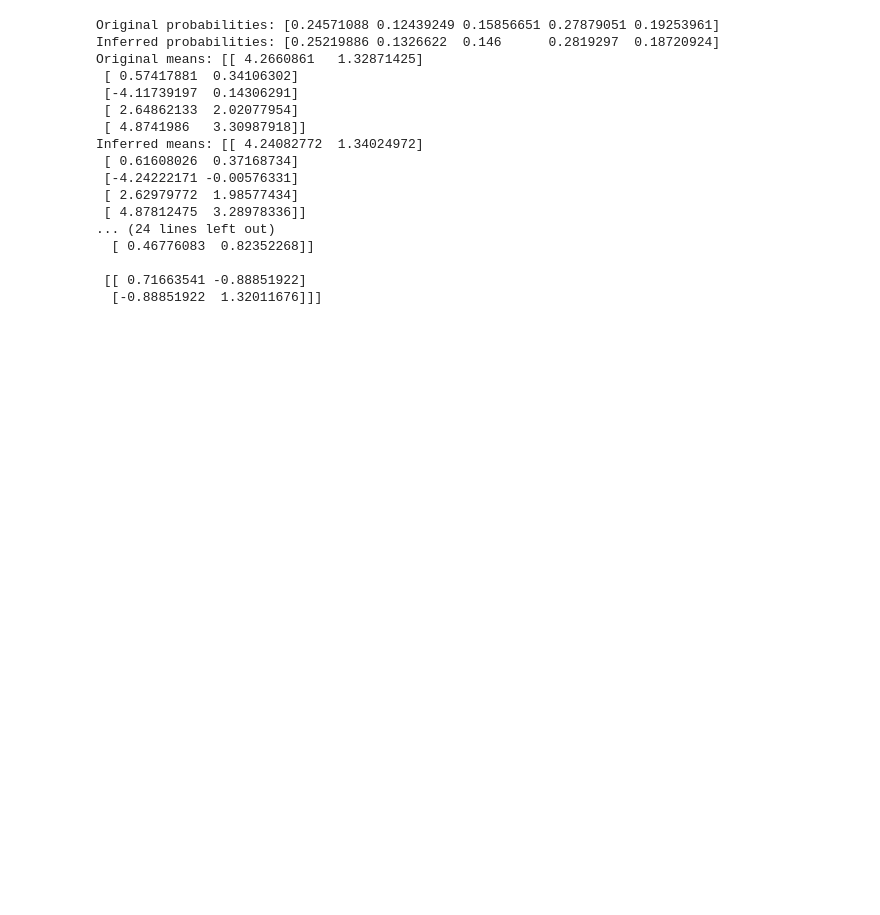
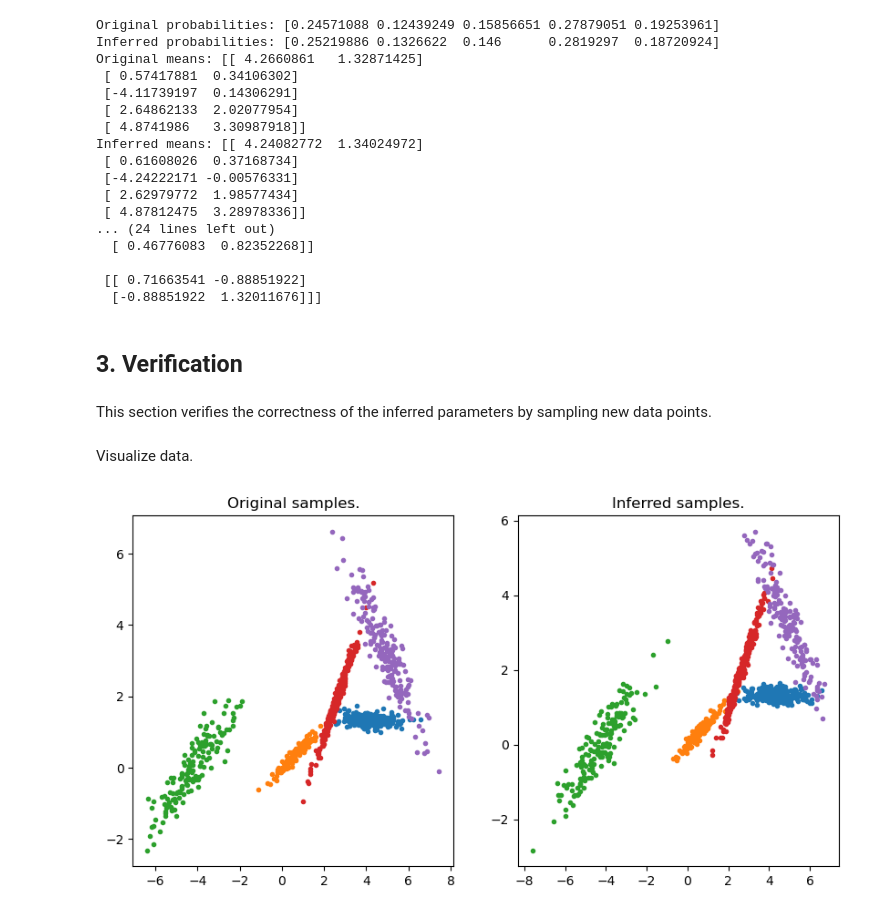
Before and after one commit to shuangxuetwelve/estimation-maximization, a Jupyter notebook: main.ipynb, the cells around one changed output. Cells and saved outputs as stored; diff of their text form; code cells hidden in the pictures; blank space fills up the shorter version.

Commit message:
Add section Verification

```diff
--- a/main.ipynb
+++ b/main.ipynb
@@ -219,3 +219,55 @@ Inferred means: [[ 4.24082772  1.34024972]
 
  [[ 0.71663541 -0.88851922]
   [-0.88851922  1.32011676]]]
+# %% [markdown]
+## 3. Verification
+# %% [markdown]
+This section verifies the correctness of the inferred parameters by sampling new data points.
+# %%
+points_inferred = []
+indices_inferred = []
+
+for i in range(N_SAMPLES):
+
+    # Sample the index of Gaussian distributions.
+    index = multinoulli(p_inferred)
+    indices_inferred.append(index)
+
+    # Sample a point using a specific Gaussian distribution.
+    point = np.random.default_rng().multivariate_normal(mean=means_inferred[index], cov=covs_inferred[index])
+    points_inferred.append(point)
+
+# numpy.ndarray ((N_SAMPLES, 2) & numpy.float64)
+points_inferred = np.stack(points_inferred)
+# numpy.ndarray ((N_SAMPLES,) & numpy.int32)
+indices_inferred = np.stack(indices_inferred)
+# %% [markdown]
+Visualize data.
+# %%
+fig, (ax1, ax2) = plt.subplots(1, 2, figsize=(10, 5))
+
+for i in range(N_GAUSSIANS):
+
+    # Get all indices of a single Gaussian distribution.
+    indices_single = [] # Indices for a single Gaussian distribution.
+    for j in range(N_SAMPLES):
+        if indices[j] == i:
+            indices_single.append(j)
+
+    ax1.plot(points[indices_single,0], points[indices_single,1], '.')
+    ax1.set_title('Original samples.')
+
+for i in range(N_GAUSSIANS):
+
+    # Get all indices of a single Gaussian distribution.
+    indices_single = [] # Indices for a single Gaussian distribution.
+    for j in range(N_SAMPLES):
+        if indices_inferred[j] == i:
+            indices_single.append(j)
+
+    ax2.plot(points_inferred[indices_single,0], points_inferred[indices_single,1], '.')
+    ax2.set_title('Inferred samples.')
+
+plt.show()
+# %% [output]
+[figure, added]
```
